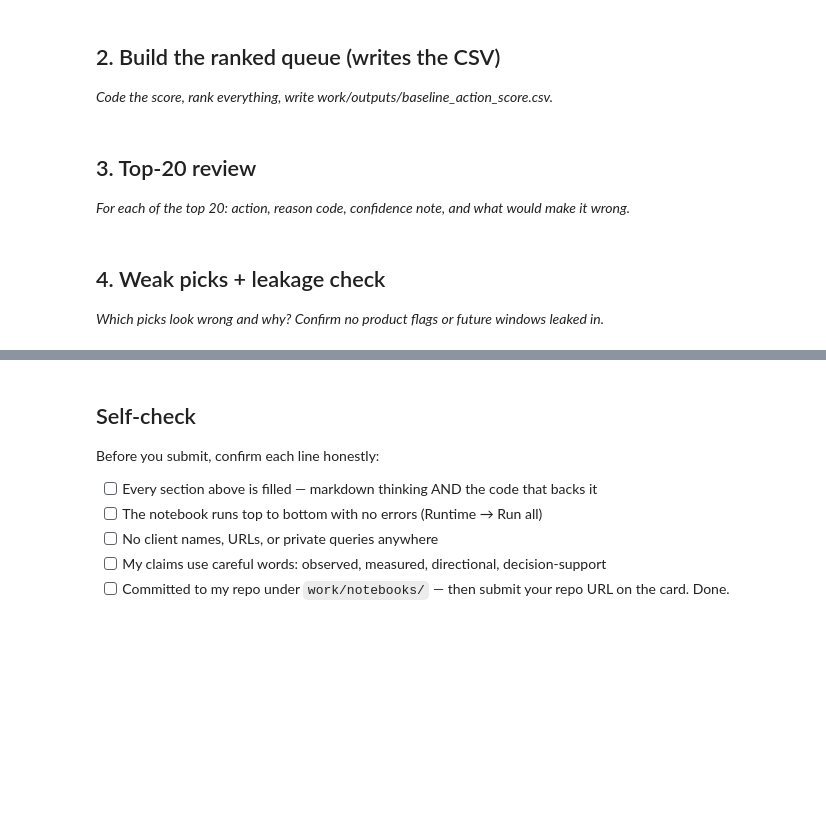
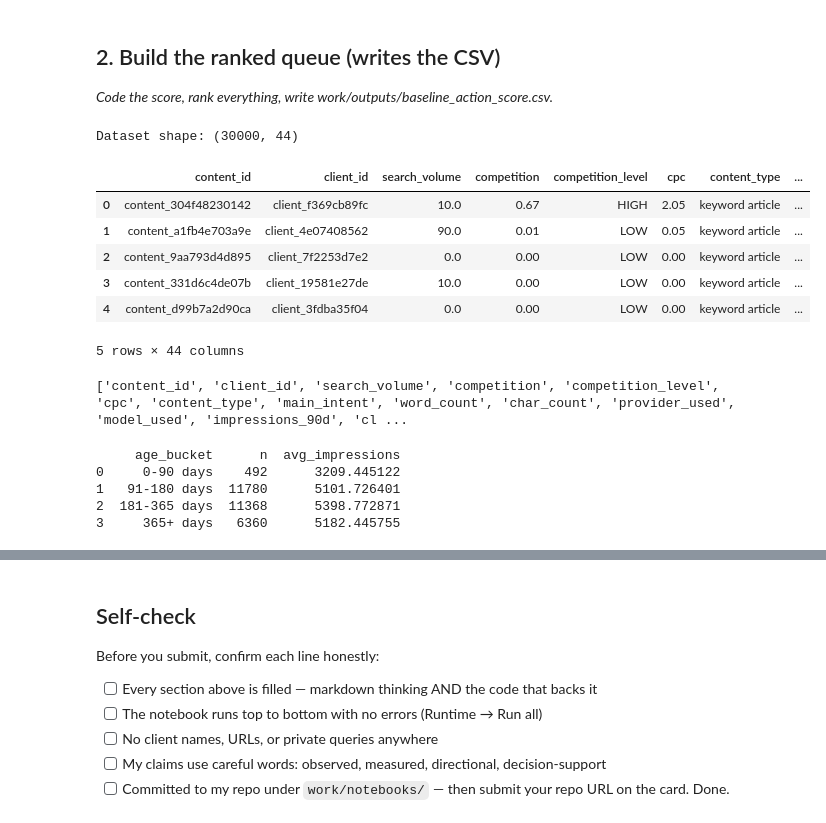
Before and after one commit to Yash1014-code/flyrank-internship-ml, a Jupyter notebook: work/notebooks/w04_baseline_score.ipynb, the cells around one changed output, grey strips where cells are left out. Drawn from its saved outputs; the diff is of its cells as text; code cells hidden in the pictures; blank space fills up the shorter version.

```diff
--- a/work/notebooks/w04_baseline_score.ipynb
+++ b/work/notebooks/w04_baseline_score.ipynb
@@ -23,4 +32,0 @@ This skeleton is yours to fill. Work the sections **in order** — each one has
-# %% [markdown]
-## 3. Top-20 review
-
-*For each of the top 20: action, reason code, confidence note, and what would make it wrong.*
@@ -30,4 +32,0 @@ This skeleton is yours to fill. Work the sections **in order** — each one has
-# %% [markdown]
-## 4. Weak picks + leakage check
-
-*Which picks look wrong and why? Confirm no product flags or future windows leaked in.*
@@ -36,0 +33,49 @@ This skeleton is yours to fill. Work the sections **in order** — each one has
+# %%
+import pandas as pd
+import os
+
+# Download the FlyRank starter dataset from the GitHub repository
+url = "https://raw.githubusercontent.com/Yash1014-code/flyrank-internship-ml/main/data/raw/content_refresh_anonymized.csv"
+
+df = pd.read_csv(url)
+
+print("Dataset shape:", df.shape)
+df.head()
+# %% [output]
+Dataset shape: (30000, 44)
+|  | content_id | client_id | search_volume | competition | competition_level | cpc | content_type | ... |
+| 0 | content_304f48230142 | client_f369cb89fc | 10.0 | 0.67 | HIGH | 2.05 | keyword article | ... |
+| 1 | content_a1fb4e703a9e | client_4e07408562 | 90.0 | 0.01 | LOW | 0.05 | keyword article | ... |
+| 2 | content_9aa793d4d895 | client_7f2253d7e2 | 0.0 | 0.00 | LOW | 0.00 | keyword article | ... |
+| 3 | content_331d6c4de07b | client_19581e27de | 10.0 | 0.00 | LOW | 0.00 | keyword article | ... |
+| 4 | content_d99b7a2d90ca | client_3fdba35f04 | 0.0 | 0.00 | LOW | 0.00 | keyword article | ... |
+5 rows × 44 columns
+# %%
+print(df.columns.tolist())
+# %% [output]
+['content_id', 'client_id', 'search_volume', 'competition', 'competition_level', 'cpc', 'content_type', 'main_intent', 'word_count', 'char_count', 'provider_used', 'model_used', 'impressions_90d', 'cl ...
+# %%
+# Signal 1: Content age
+age_bins = [-1, 90, 180, 365, float("inf")]
+age_labels = ["0-90 days", "91-180 days", "181-365 days", "365+ days"]
+
+df["age_bucket"] = pd.cut(
+    df["content_age_days"],
+    bins=age_bins,
+    labels=age_labels
+)
+
+age_check = (
+    df.groupby("age_bucket", observed=False)
+      .agg(n=("content_id", "size"),
+           avg_impressions=("impressions_90d", "mean"))
+      .reset_index()
+)
+
+print(age_check)
+# %% [output]
+     age_bucket      n  avg_impressions
+0     0-90 days    492      3209.445122
+1   91-180 days  11780      5101.726401
+2  181-365 days  11368      5398.772871
+3     365+ days   6360      5182.445755
```
Also changed, not shown: parts of 12 cells of this notebook.
